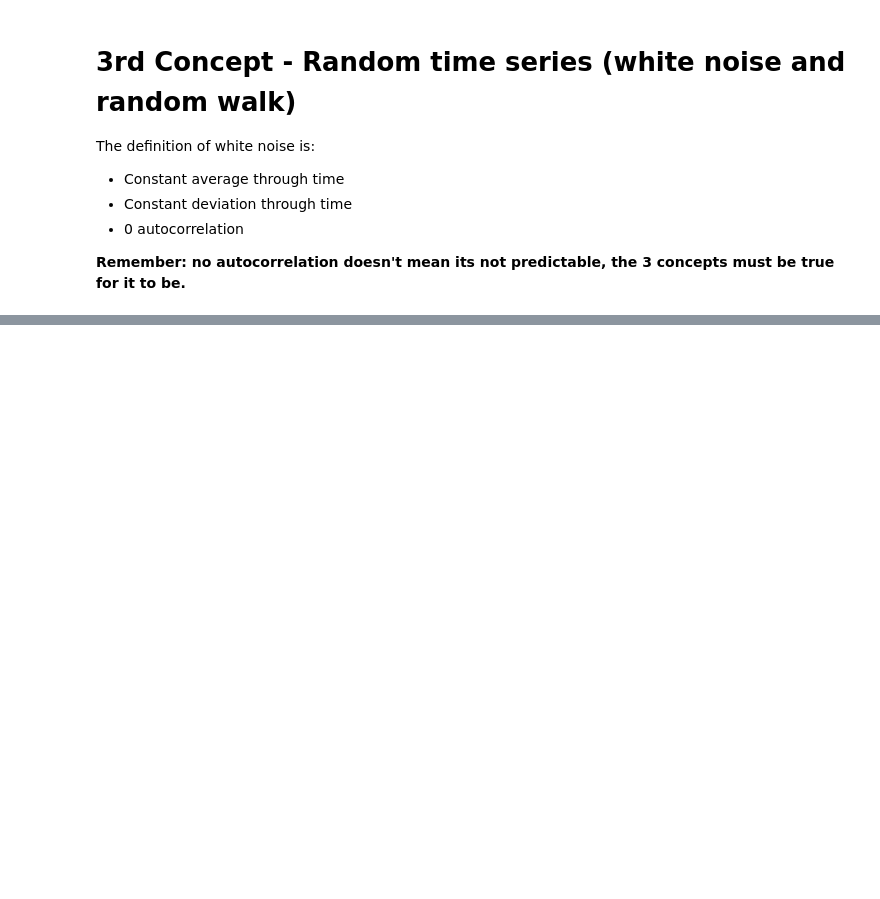
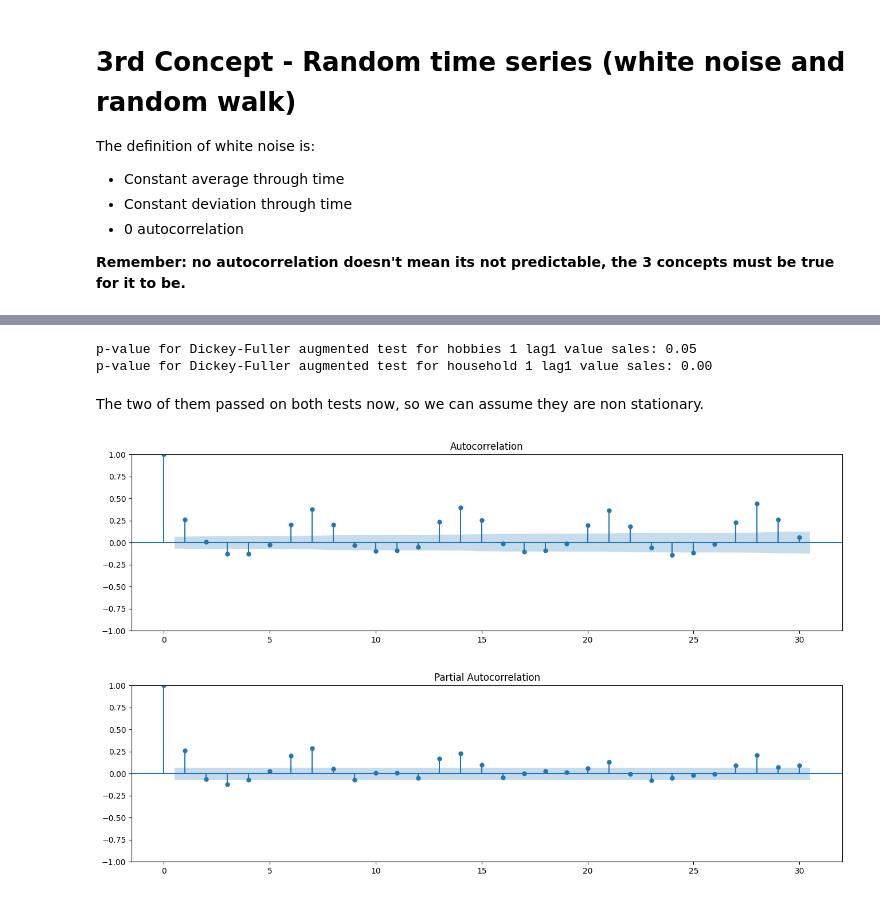
Before and after one commit to ads-felipe/time-series-studies, a Jupyter notebook: notebooks/time_series.ipynb, the cells around one changed output, grey strips where cells are left out. Cells and saved outputs as stored; diff of their text form; code cells hidden in the pictures; blank space fills up the shorter version.

```diff
--- a/notebooks/time_series.ipynb
+++ b/notebooks/time_series.ipynb
@@ -192,0 +262,16 @@ cicles and sazonality are different concepts, sazonality is when the cicles repe
+# %%
+adfuller_hobbies1_lag = adfuller(df_hobbies1.lag1_sales.dropna())
+adfuller_hh1_lag = adfuller(df_hh1.lag1_sales.dropna())
+print(f'p-value for Dickey-Fuller augmented test for hobbies 1 lag1 value sales: {adfuller_hobbies1_lag[1]:.2f}')
+print(f'p-value for Dickey-Fuller augmented test for household 1 lag1 value sales: {adfuller_hh1_lag[1]:.2f}')
+# %% [output]
+p-value for Dickey-Fuller augmented test for hobbies 1 lag1 value sales: 0.05
+p-value for Dickey-Fuller augmented test for household 1 lag1 value sales: 0.00
+# %% [markdown]
+The two of them passed on both tests now, so we can assume they are non stationary.
+# %%
+plot_acf(df_hobbies1.lag1_sales.dropna(), alpha = 0.05);
+plot_pacf(df_hobbies1.lag1_sales.dropna(), alpha = 0.05);
+# %% [output]
+[figure, added]
+[figure, added]
```
Also changed, not shown: parts of 13 cells of this notebook.
